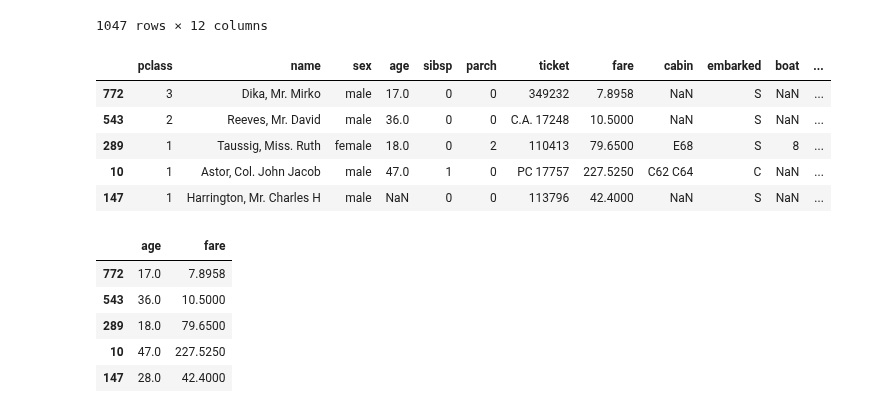
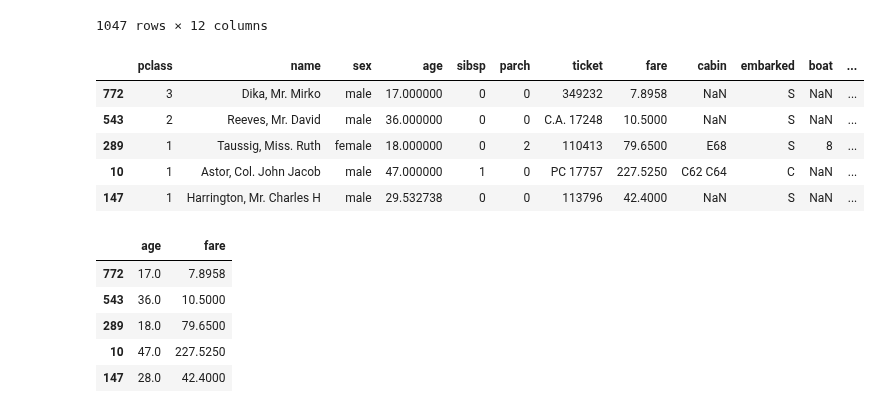
Before and after one commit to Yun1us/University, a Jupyter notebook: 3.Semester/Machine_Learning/Vorlesungen/FullExample_1_Workbook.ipynb, the cells around one changed output. Saved outputs shown, nothing was run; the diff lists cells and outputs as text; code cells hidden in the pictures.

```diff
--- a/3.Semester/Machine_Learning/Vorlesungen/FullExample_1_Workbook.ipynb
+++ b/3.Semester/Machine_Learning/Vorlesungen/FullExample_1_Workbook.ipynb
@@ -327,15 +327,15 @@ incomplete_rows.drop(columns="cabin",axis=1)
 1047 rows × 12 columns
 # %%
 # Filling in the median for missing age values
-incomplete_rows["age"].fillna(incomplete_rows["age"].mean(), inplace=False)
+incomplete_rows["age"] = incomplete_rows["age"].fillna(incomplete_rows["age"].mean())
 incomplete_rows.head()
 # %% [output]
 |  | pclass | name | sex | age | sibsp | parch | ticket | fare | cabin | embarked | boat | ... |
-| 772 | 3 | Dika, Mr. Mirko | male | 17.0 | 0 | 0 | 349232 | 7.8958 | NaN | S | NaN | ... |
-| 543 | 2 | Reeves, Mr. David | male | 36.0 | 0 | 0 | C.A. 17248 | 10.5000 | NaN | S | NaN | ... |
-| 289 | 1 | Taussig, Miss. Ruth | female | 18.0 | 0 | 2 | 110413 | 79.6500 | E68 | S | 8 | ... |
-| 10 | 1 | Astor, Col. John Jacob | male | 47.0 | 1 | 0 | PC 17757 | 227.5250 | C62 C64 | C | NaN | ... |
-| 147 | 1 | Harrington, Mr. Charles H | male | NaN | 0 | 0 | 113796 | 42.4000 | NaN | S | NaN | ... |
+| 772 | 3 | Dika, Mr. Mirko | male | 17.000000 | 0 | 0 | 349232 | 7.8958 | NaN | S | NaN | ... |
+| 543 | 2 | Reeves, Mr. David | male | 36.000000 | 0 | 0 | C.A. 17248 | 10.5000 | NaN | S | NaN | ... |
+| 289 | 1 | Taussig, Miss. Ruth | female | 18.000000 | 0 | 2 | 110413 | 79.6500 | E68 | S | 8 | ... |
+| 10 | 1 | Astor, Col. John Jacob | male | 47.000000 | 1 | 0 | PC 17757 | 227.5250 | C62 C64 | C | NaN | ... |
+| 147 | 1 | Harrington, Mr. Charles H | male | 29.532738 | 0 | 0 | 113796 | 42.4000 | NaN | S | NaN | ... |
 # %%
 # To use SimpleImputer one needs a copy of the dataframe with only the numerical features with missing values
 
```
